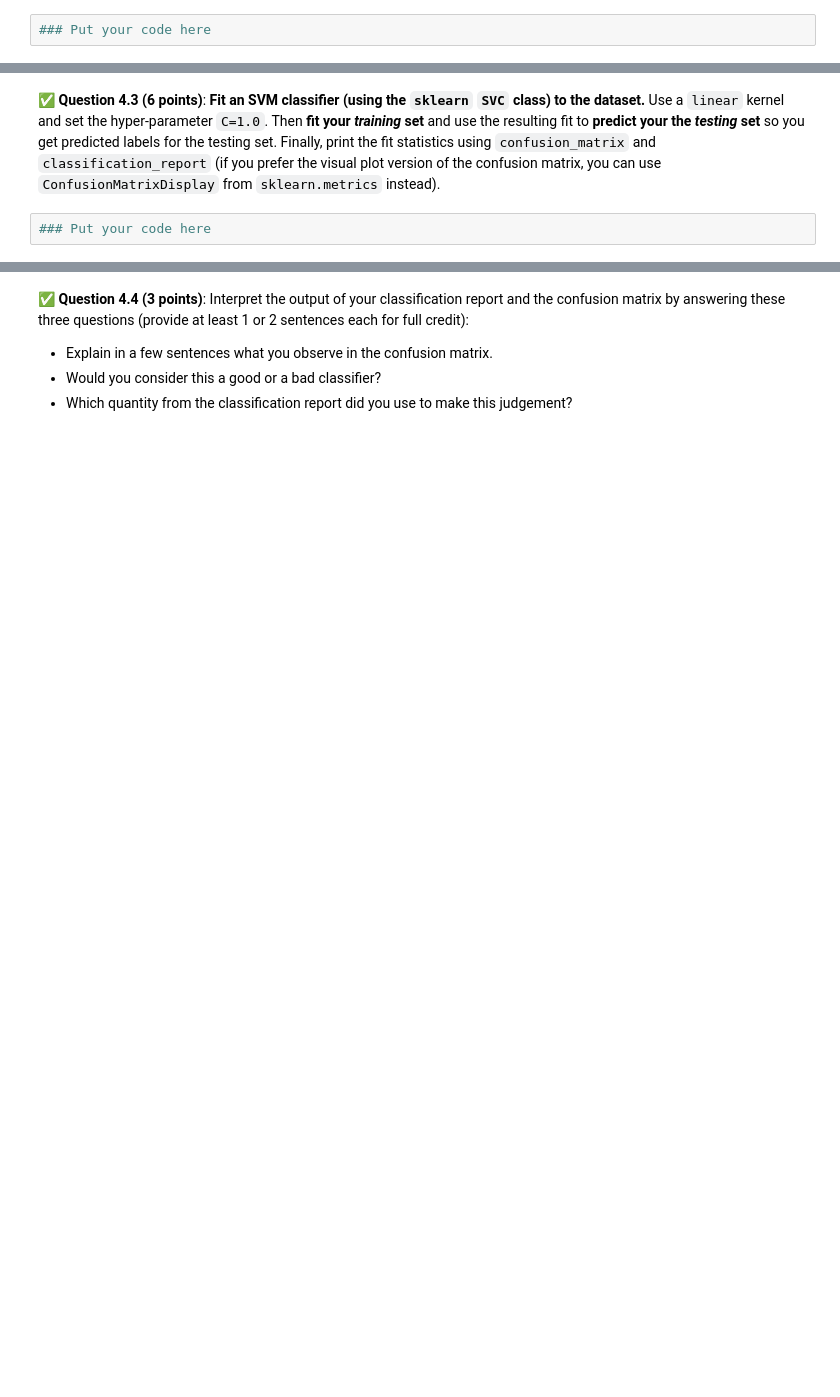
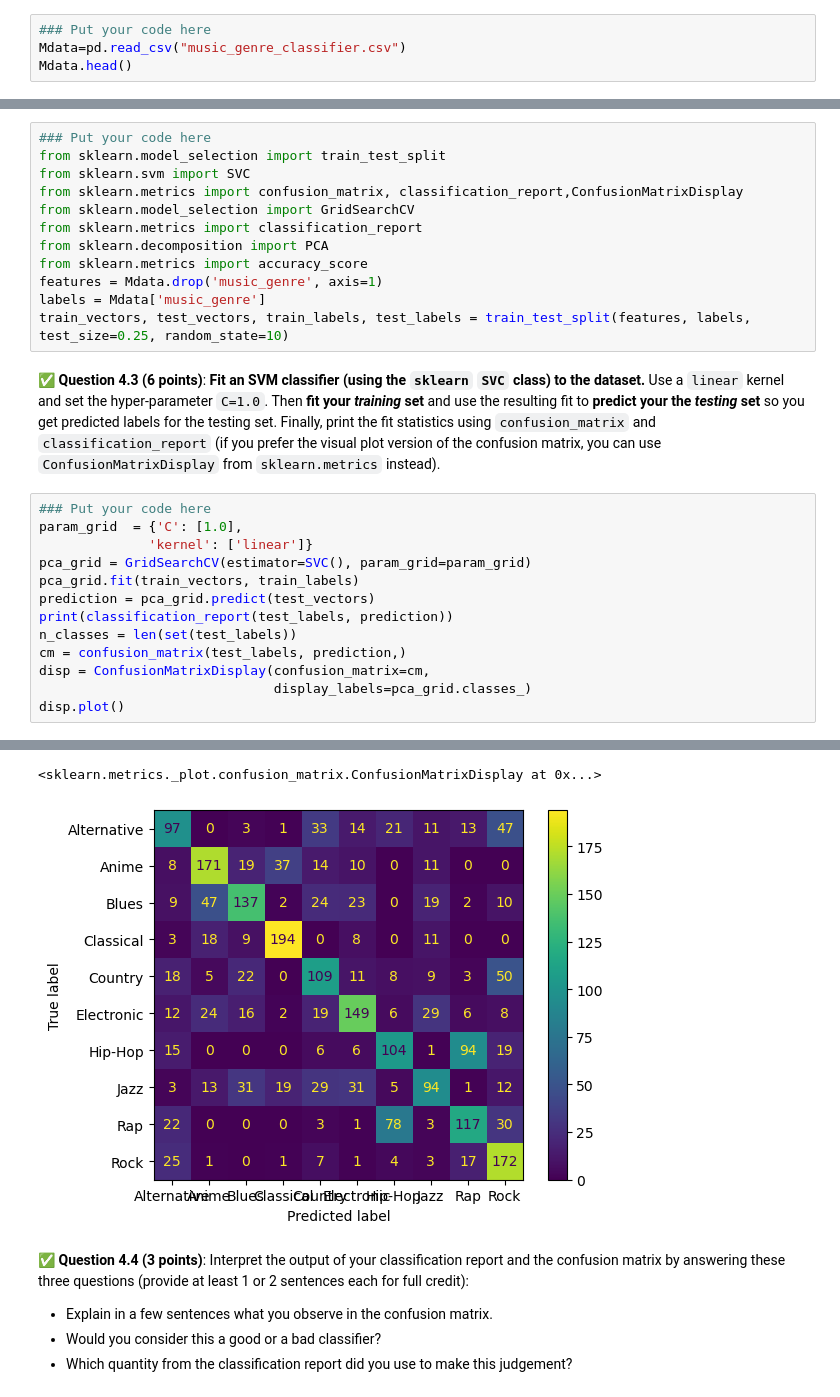
Before and after one commit to NathanZarkowsky/CMSE202-f23-turnin, a Jupyter notebook: final/CMSE202-Final-Section004-S24-STUDENT.ipynb, the cells around one changed output, grey strips where cells are left out. Saved outputs shown, nothing was run; the diff lists cells and outputs as text; blank space fills up the shorter version.

```diff
--- a/final/CMSE202-Final-Section004-S24-STUDENT.ipynb
+++ b/final/CMSE202-Final-Section004-S24-STUDENT.ipynb
@@ -196,3 +269,5 @@ For this part of the exam, you will be using a dataset that records metrics abou
 &#9989; **Question 4.1 (1 point)**: To get started, **download the `music_genre_classifier.csv` file and place it in the same directory as your notebook**, then **read in the `music_genre_classifier.csv` dataset** and finally **display the first few rows of the data**. You can use **Pandas** for this task or any other Python tool you prefer.
 # %%
 ### Put your code here
+Mdata=pd.read_csv("music_genre_classifier.csv")
+Mdata.head()
@@ -207,4 +287,28 @@ Then, perform a **train-test-split** using functions we used in class. Use a `tr
+# %%
+### Put your code here
+from sklearn.model_selection import train_test_split
+from sklearn.svm import SVC
+from sklearn.metrics import confusion_matrix, classification_report,ConfusionMatrixDisplay
+from sklearn.model_selection import GridSearchCV
+from sklearn.metrics import classification_report
+from sklearn.decomposition import PCA
+from sklearn.metrics import accuracy_score
+features = Mdata.drop('music_genre', axis=1)
+labels = Mdata['music_genre']
+train_vectors, test_vectors, train_labels, test_labels = train_test_split(features, labels, test_size=0.25, random_state=10)
 # %% [markdown]
 &#9989; **Question 4.3 (6 points)**: **Fit an SVM classifier (using the `sklearn` `SVC` class) to the dataset.** Use a `linear` kernel and set the hyper-parameter `C=1.0`. Then **fit your *training* set** and use the resulting fit to **predict your the *testing* set** so you get predicted labels for the testing set. Finally, print the fit statistics using `confusion_matrix` and `classification_report` (if you prefer the visual plot version of the confusion matrix, you can use `ConfusionMatrixDisplay` from `sklearn.metrics` instead).
-# %%
-### Put your code here
+# %%
+### Put your code here
+param_grid  = {'C': [1.0],
+              'kernel': ['linear']}
+pca_grid = GridSearchCV(estimator=SVC(), param_grid=param_grid)
+pca_grid.fit(train_vectors, train_labels)
+prediction = pca_grid.predict(test_vectors)
+print(classification_report(test_labels, prediction))
+n_classes = len(set(test_labels))
+cm = confusion_matrix(test_labels, prediction,)
+disp = ConfusionMatrixDisplay(confusion_matrix=cm,
+                              display_labels=pca_grid.classes_)
+disp.plot()
+# %% [output]
@@ -211,3 +331,5 @@ Then, perform a **train-test-split** using functions we used in class. Use a `tr
+<sklearn.metrics._plot.confusion_matrix.ConfusionMatrixDisplay at 0x...>
+[figure, added]
 # %% [markdown]
 &#9989; **Question 4.4 (3 points)**: Interpret the output of your classification report and the confusion matrix by answering these three questions (provide at least 1 or 2 sentences each for full credit):
 * Explain in a few sentences what you observe in the confusion matrix.
```
Also changed, not shown: parts of 17 cells of this notebook.
